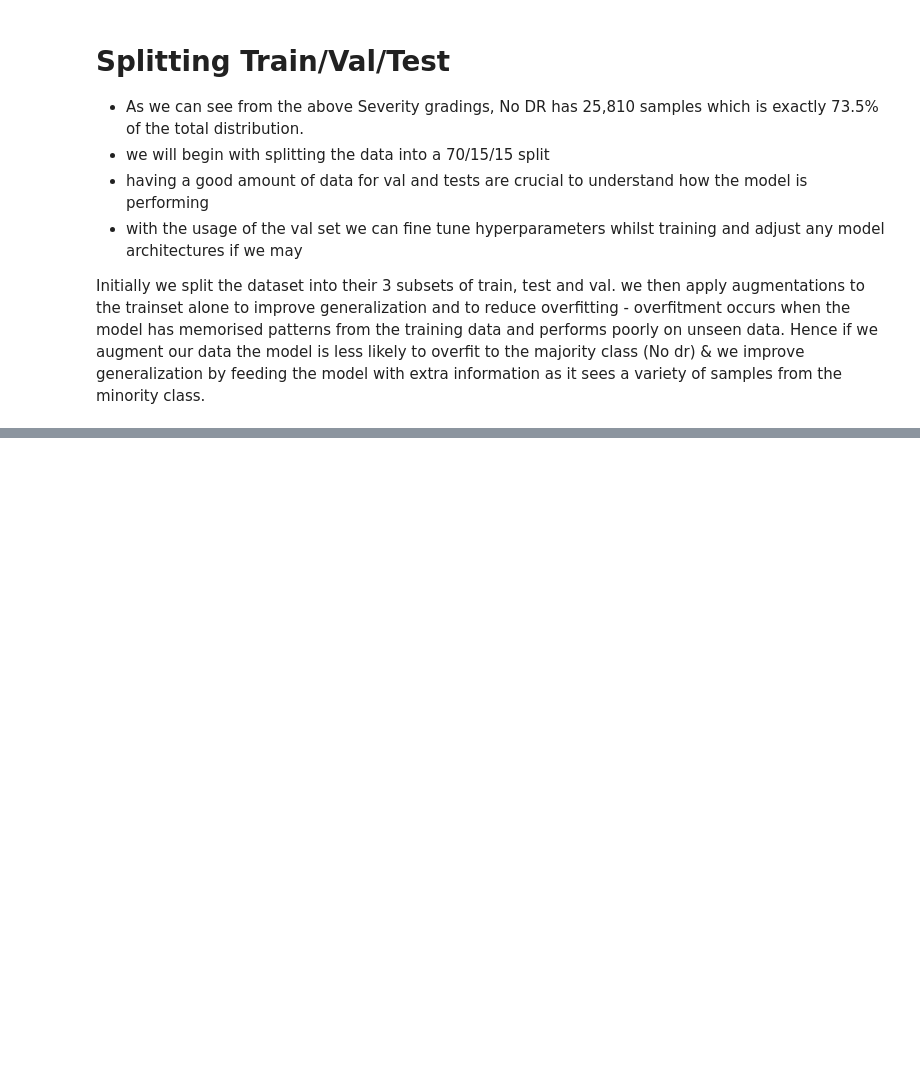
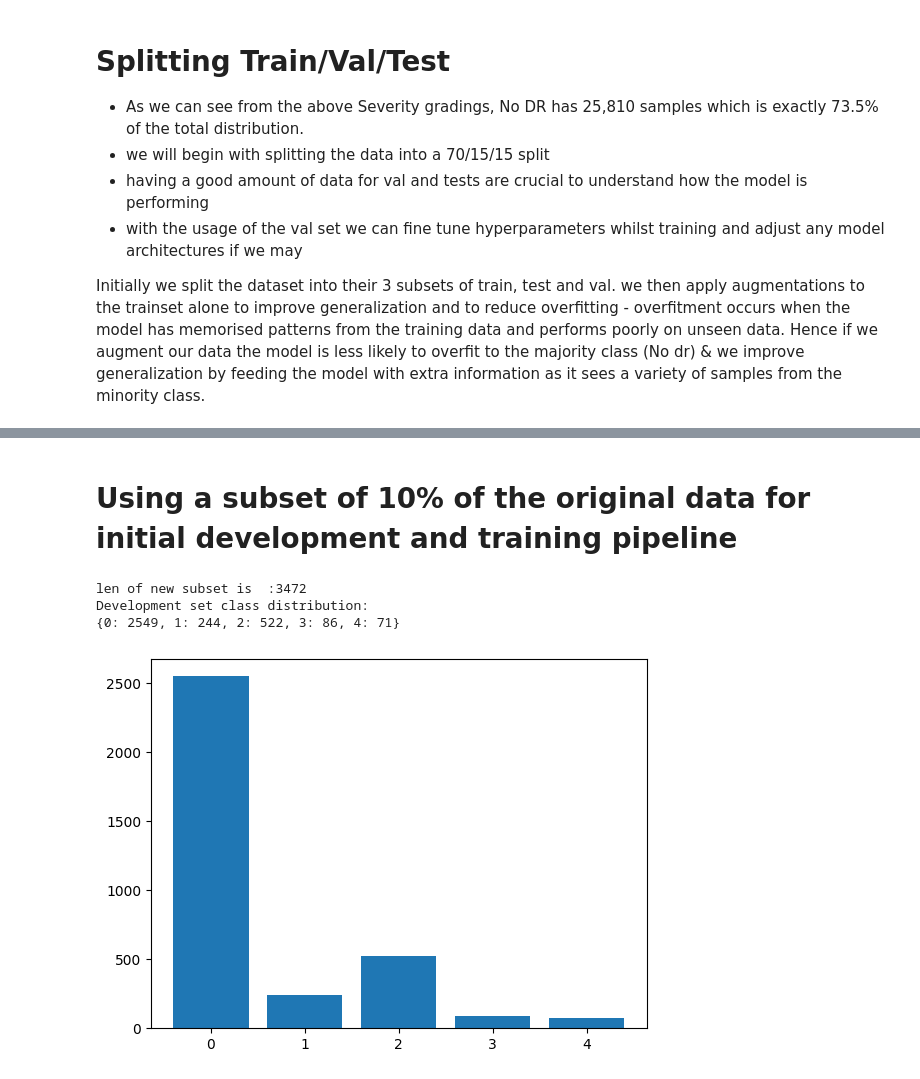
Before and after one commit to Ajama0/Diabetic-Retinopathy-Detection, a Jupyter notebook: Notebooks/data_exploration.ipynb, the cells around one changed output, grey strips where cells are left out. Cells and saved outputs as stored; diff of their text form; code cells hidden in the pictures; blank space fills up the shorter version.

```diff
--- a/Notebooks/data_exploration.ipynb
+++ b/Notebooks/data_exploration.ipynb
@@ -492,0 +492,33 @@ test set consists of (5209,) samples
+# %% [markdown]
+# Using a subset of 10% of the original data for initial development and training pipeline
+# %%
+from sklearn.model_selection import train_test_split
+
+def split_data_by_pct(pct, df_fullDataset, seed):
+    #10% of the data remains in the development dataframe and the 90% rest is discarded
+    dev_df, _= train_test_split(df_fullDataset, test_size=pct, random_state=seed, stratify=df_fullDataset["level"])
+    return dev_df
+
+
+
+dev_df = split_data_by_pct(0.9, df, 77)
+print(f"len of new subset is  :{len(dev_df)}")
+#counts the number of samples for each unique level
+dev_count = dev_df.groupby('level').size()
+print("Development set class distribution:")
+dev_dict = {grade:samples for grade,samples  in dev_count.items()}
+print(dev_dict)
+
+
+plt.bar((dev_dict.keys()), (dev_dict.values()))
+#plt.show()
+
+#drop the black column that was previously there
+dev_df.drop(columns="black")
+with open("dr_dev.csv", "wb") as f:
+    dev_df.to_csv(f)
+# %% [output]
+len of new subset is  :3472
+Development set class distribution:
+{0: 2549, 1: 244, 2: 522, 3: 86, 4: 71}
+[figure, added]
```
Also changed, not shown: parts of 2 cells of this notebook, 1 other file.
